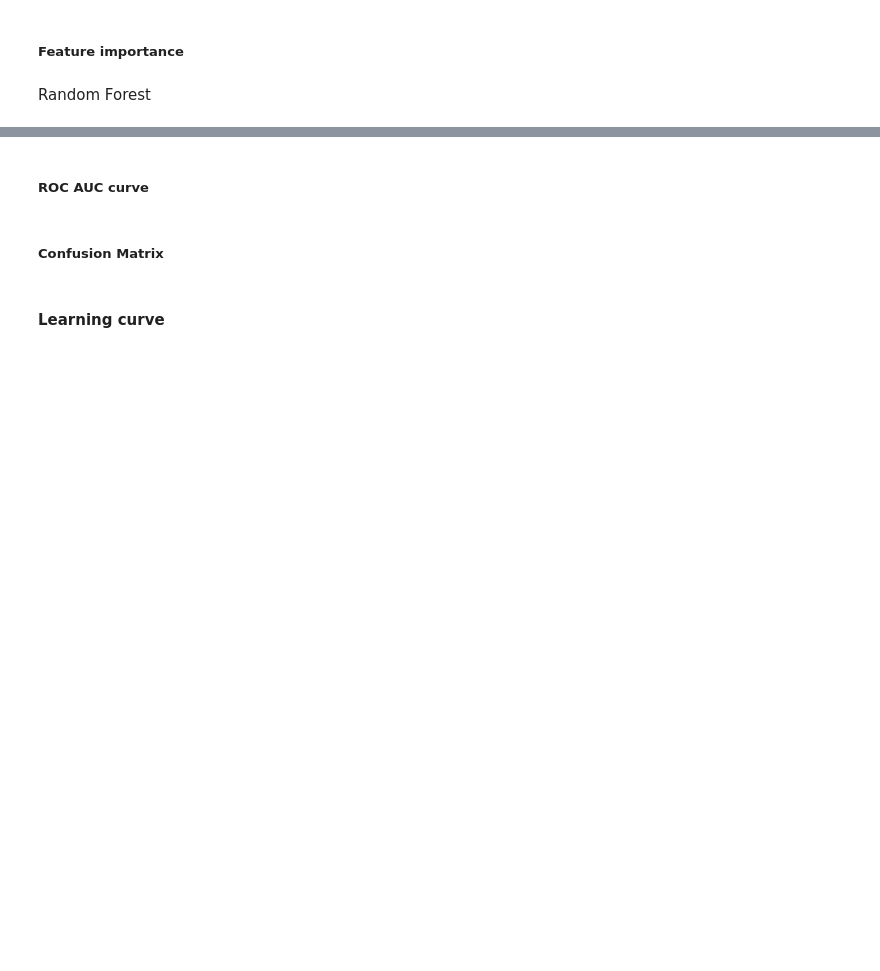
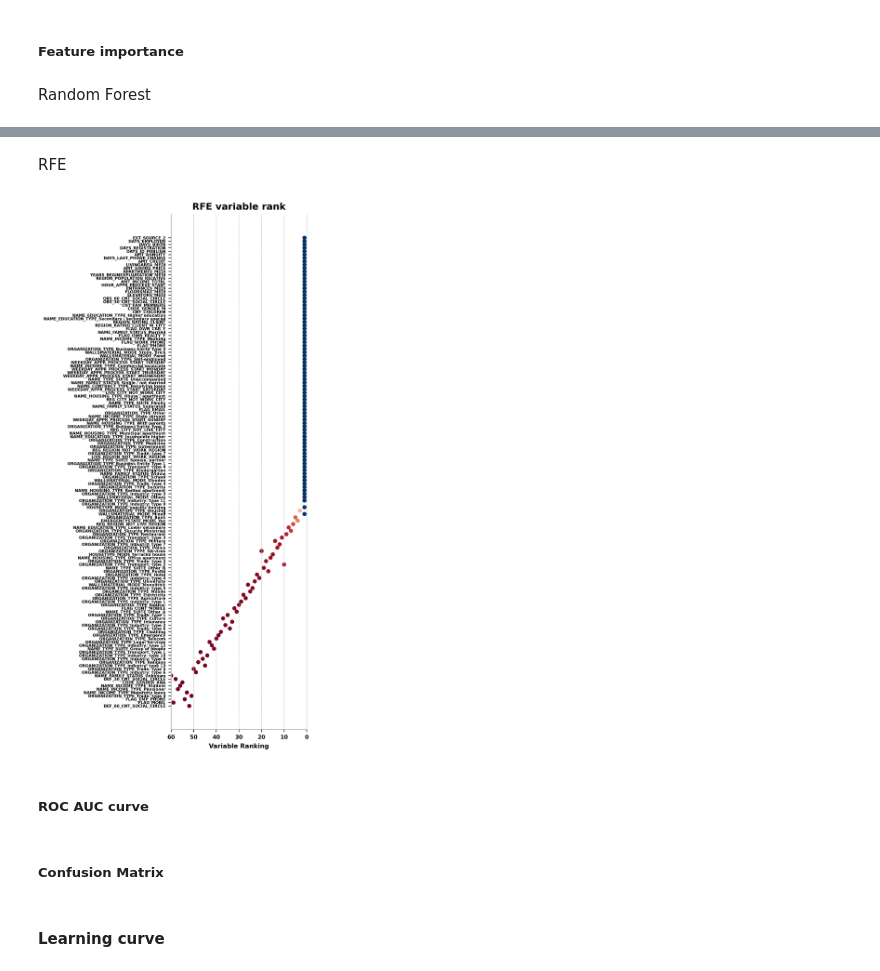
Before and after one commit to JavierLiao/EODS-Project1-Group9, a Jupyter notebook: doc/ml_pipeline_fraud_revised.ipynb, the cells around one changed output, grey strips where cells are left out. Cells and saved outputs as stored; diff of their text form; code cells hidden in the pictures; blank space fills up the shorter version.

```diff
--- a/doc/ml_pipeline_fraud_revised.ipynb
+++ b/doc/ml_pipeline_fraud_revised.ipynb
@@ -427,2 +544,52 @@ Random Forest
+# %% [markdown]
+RFE
+# %%
+plt.rcParams['font.sans-serif'] = ['Arial Unicode MS']
+plt.rcParams['axes.unicode_minus'] = False
+plt.rcParams["font.weight"] = "bold"
+
+plt.style.use("default")
+
+fig = plt.figure(figsize = (5,10), dpi = 400, facecolor = "white")
+y_pos = np.arange(rfe_rank_df.shape[0])
+va_name_list = list(rfe_rank_df.index)
+va_value_list_1 = list(rfe_rank_df["rf"])
+
+ax = plt.axes(autoscalex_on = True)
+
+ax.set_yticks(y_pos)
+ax.set_yticklabels(va_name_list, fontsize = 5, weight = "bold")
+ax.invert_yaxis()
+ax.invert_xaxis()
+ax.grid(False)
+
+plt.scatter(va_value_list_1, y_pos, s = 18, label = "RFE", color = my_colormap(1 / rfe_rank_df["rf"]))
+
+ax.spines['bottom'].set_linewidth(1)
+ax.spines['bottom'].set_color([175/255,185/255,200/255])
+ax.spines['left'].set_linewidth(1)
+ax.spines['left'].set_color([175/255,185/255,200/255])
+ax.spines['right'].set_linewidth(0.5)
+ax.spines['right'].set_color([175/255,185/255,200/255])
+ax.spines['right'].set_linestyle('--')
+# ax.spines['right'].set_linewidth(0)
+ax.spines['top'].set_visible(False)
+
+fig.patch.set_facecolor('white')
+ax.set_facecolor('white')
+
+# ax.barh(y_pos, va_value_list)
+ax.set_xlabel("Variable Ranking", fontsize = 8, weight = "bold")
+# ax.set_title('Figure 1', fontsize = 10)
+# plt.margins(0,0.2)
+plt.xticks(np.array([0, 10, 20, 30, 40, 50, 60]), fontsize = 7, weight = "bold")
+plt.xlim([60, 0])
+plt.grid(which = 'major', axis = 'x', color = [175/255,185/255,200/255], linewidth = 0.5, linestyle = '--')
+plt.title('RFE variable rank', weight = "bold")
+plt.tight_layout()
+plt.show()
+fig.savefig(outputdir + "variable_ranking_rfe.png", facecolor = "white", dpi = 400)
+# %% [output]
+[figure, added]
 # %% [markdown]
 ##### ROC AUC curve
```
Also changed, not shown: parts of 10 cells of this notebook, 4 other files.
